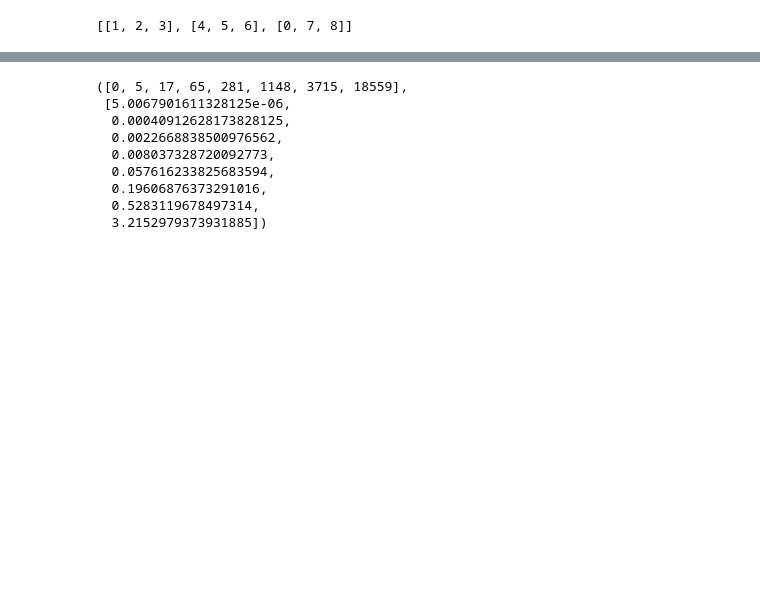
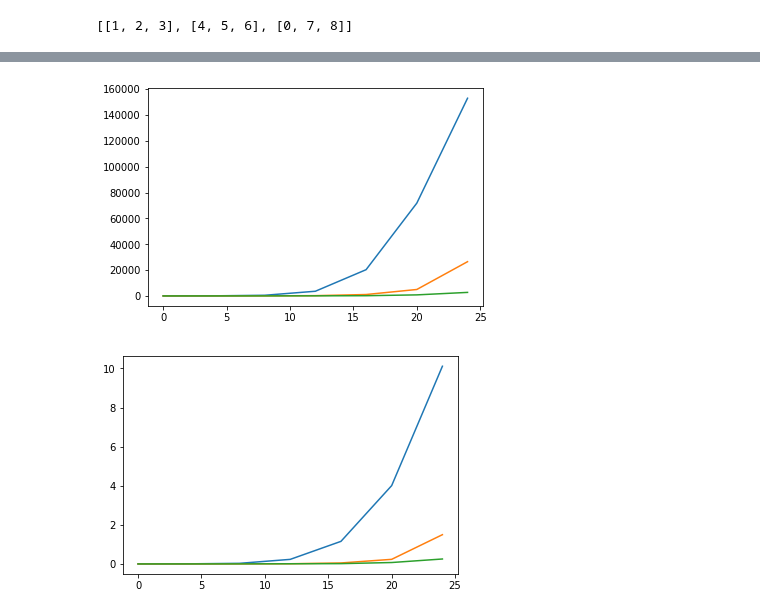
Before and after one commit to nirvolo/EightPuzzle, a Jupyter notebook: Project1_EightPuzzle.ipynb, the cells around one changed output, grey strips where cells are left out. Cells and saved outputs as stored; diff of their text form; code cells hidden in the pictures; blank space fills up the shorter version.

Commit message:
Add files via upload
Made a change to the cost in astar and added some functions that print out sequence of moves, plots etc.

```diff
--- a/Project1_EightPuzzle.ipynb
+++ b/Project1_EightPuzzle.ipynb
@@ -286,0 +315,14 @@ init_states[1]
+# %%
+from datetime import datetime
+# Testing the astar algorithm for a 15 puzzle
+fifteen_hard = [[1,3,4,5],[8,2,6,10],[9,12,11,7],[13,15,14,0]]
+
+fifteen_easy = [[1,2,3,4],[6,7,5,8],[9,10,11,12],[13,14,15,0]]
+
+now = datetime.now()
+current_time = now.strftime("%H:%M:%S")
+print("Current Time =", current_time)
+start = time.time()
+print(astar(goal_mat = puzzle(4), start_mat = fifteen_hard, h = h_manhatt))
+end = time.time()
+print(end-start)
@@ -302,17 +355,34 @@ def calc_stats(states, goal, h_fxn):
 stats_h0 = calc_stats(init_states, puzzle(3), h_0)
 stats_hmisplace = calc_stats(init_states, puzzle(3), h_misplace)
 stats_hmanhatt = calc_stats(init_states, puzzle(3), h_manhatt)
-# %%
-stats_h0
-stats_hmisplace
-stats_hmanhatt
-# %% [output]
-([0, 5, 17, 65, 281, 1148, 3715, 18559],
- [5.0067901611328125e-06,
-  0.00040912628173828125,
-  0.0022668838500976562,
-  0.008037328720092773,
-  0.057616233825683594,
-  0.19606876373291016,
-  0.5283119678497314,
-  3.2152979373931885])
+# %%
+import matplotlib.pyplot as plt
+
+depth = [0,2,4,8,12,16,20,24]
+heur_fxns = [h_0, h_misplace, h_manhatt]
+
+def print_plots(depth_list, states, N, h_fxns):
+    # Calculates the number of nodes expanded and running time
+    # for each of the depths using the three heuristic functions.
+    stats_h0 = calc_stats(init_states, puzzle(N), h_fxns[0])
+    stats_hmisplace = calc_stats(init_states, puzzle(N), h_fxns[1])
+    stats_hmanhatt = calc_stats(init_states, puzzle(N), h_fxns[2])
+
+    # Creating plot of depth vs. expanded nodes for each of the three
+    # heuristic functions
+    plt.plot(depth, stats_h0[0])
+    plt.plot(depth, stats_hmisplace[0])
+    plt.plot(depth, stats_hmanhatt[0])
+    plt.show()
+
+    # Creating plot of depth vs. running time for each of the three
+    # heuristic functions
+    plt.plot(depth, stats_h0[1])
+    plt.plot(depth, stats_hmisplace[1])
+    plt.plot(depth, stats_hmanhatt[1])
+    plt.show()
+# %%
+print_plots(depth, init_states, 3, heur_fxns)
+# %% [output]
+[figure, added]
+[figure, added]
```
Also changed, not shown: parts of 46 cells of this notebook.
